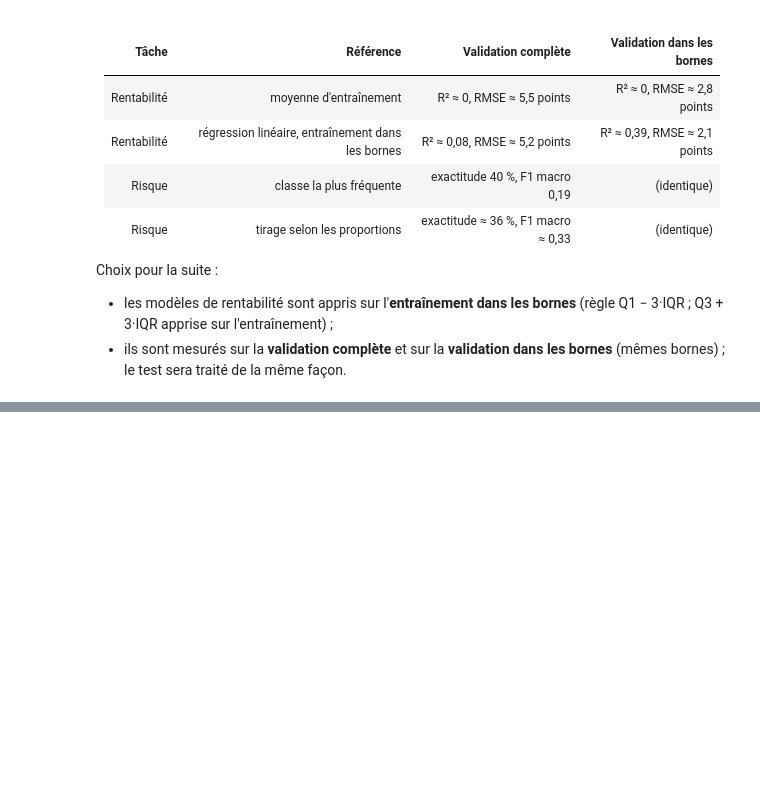
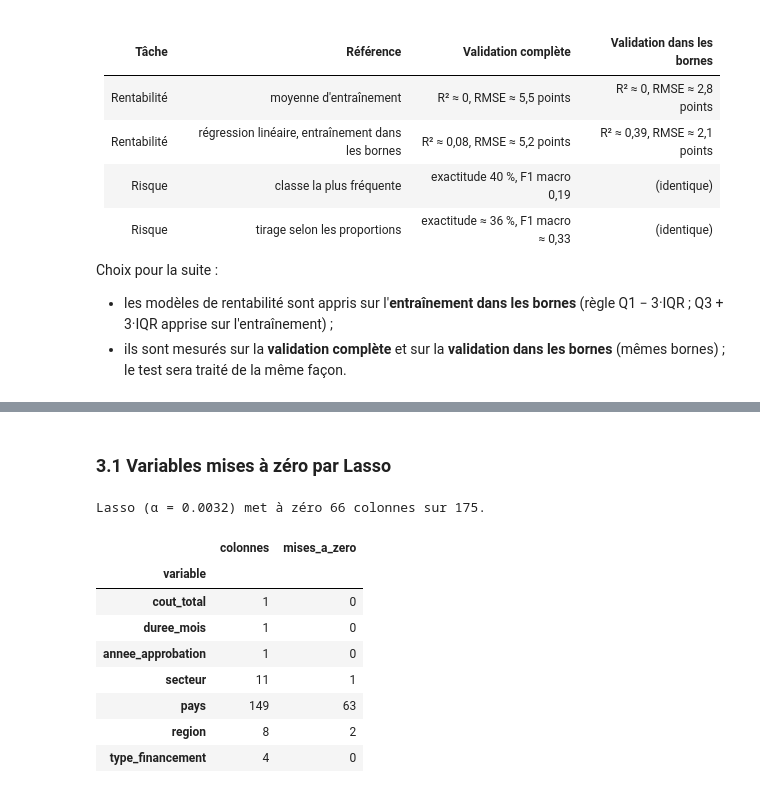
Before and after one commit to IlyasBBB/ia-agentique-investissement, a Jupyter notebook: notebooks/role1/02_modeles.ipynb, the cells around one changed output, grey strips where cells are left out. Drawn from its saved outputs; the diff is of its cells as text; code cells hidden in the pictures; blank space fills up the shorter version.

```diff
--- a/notebooks/role1/02_modeles.ipynb
+++ b/notebooks/role1/02_modeles.ipynb
@@ -227,0 +324,33 @@ Choix pour la suite :
+# %% [markdown]
+### 3.1 Variables mises à zéro par Lasso
+# %%
+lasso = recherches["Lasso"].best_estimator_
+coefficients = pd.Series(lasso["modele"].coef_,
+                         index=lasso["pretraitement"].get_feature_names_out(), name="coefficient")
+
+
+def variable_d_origine(colonne: str) -> str:
+    """Nom de la variable d'origine d'une colonne encodée (secteur_Énergie -> secteur)."""
+    for variable in supervise.VARIABLES_CATEGORIELLES:
+        if colonne.startswith(variable + "_"):
+            return variable
+    return colonne
+
+
+resume = coefficients.to_frame().assign(variable=lambda d: d.index.map(variable_d_origine),
+                                        nul=lambda d: d["coefficient"] == 0)
+resume_par_variable = resume.groupby("variable", sort=False)["nul"].agg(colonnes="size", mises_a_zero="sum")
+print(f"Lasso (α = {recherches['Lasso'].best_params_['modele__alpha']:.4f}) met à zéro "
+      f"{int(resume['nul'].sum())} colonnes sur {len(resume)}.")
+resume_par_variable
+# %% [output]
+Lasso (α = 0.0032) met à zéro 66 colonnes sur 175.
+|  | colonnes | mises_a_zero |
+| variable |  |  |
+| cout_total | 1 | 0 |
+| duree_mois | 1 | 0 |
+| annee_approbation | 1 | 0 |
+| secteur | 11 | 1 |
+| pays | 149 | 63 |
+| region | 8 | 2 |
+| type_financement | 4 | 0 |
```
Also changed, not shown: parts of 10 cells of this notebook, 2 other files.
